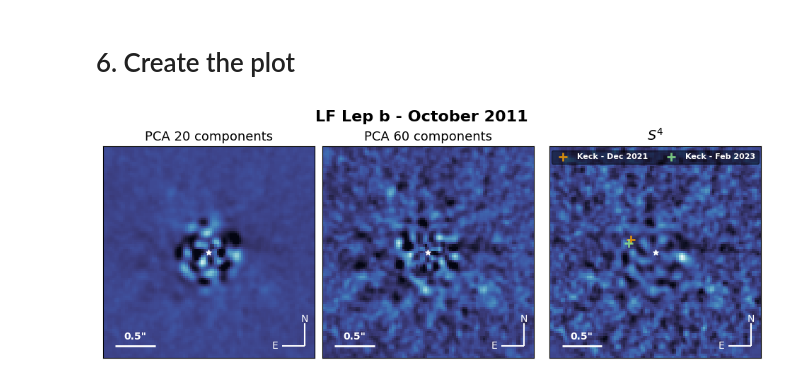
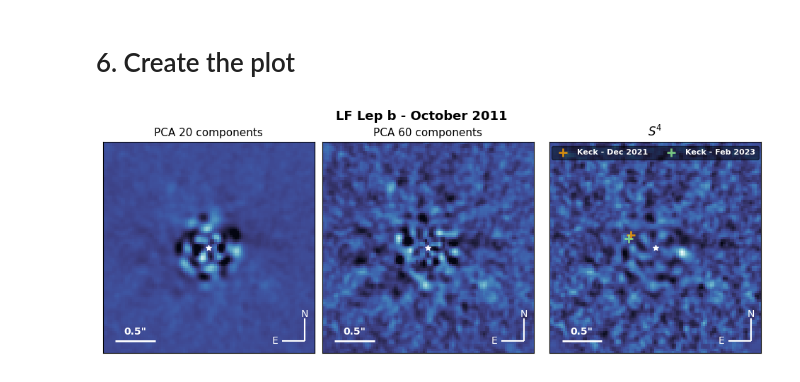
Before and after one commit to markusbonse/fours, a Jupyter notebook: notebooks/paper_plots/06_AF_Lep_S4_PCA.ipynb, the cells around one changed output. Cells and saved outputs as stored; diff of their text form; code cells hidden in the pictures.

```diff
--- a/notebooks/paper_plots/06_AF_Lep_S4_PCA.ipynb
+++ b/notebooks/paper_plots/06_AF_Lep_S4_PCA.ipynb
@@ -151,7 +151,7 @@ def plot_residual(
     axis_in.imshow(
         residual_frame[zoom:-zoom, zoom:-zoom],
         cmap=color_map,
-        vmin=median - scale*0.45, vmax=median + scale,
+        vmin=median - scale*0.5, vmax=median + scale,
         origin="lower")
 
     axis_in.set_xticks([])
@@ -211,35 +211,35 @@ ax_s4.scatter(*get_xy_position(72.0, 0.342, center),
               marker="+",
               color="lightgreen",
               alpha=0.8, lw=2,
               label="Keck - Feb 2023",
               s=80)
 
 # --------------------------------------------------------------------
 # 4.) Add the Legend
 lgd = ax_s4.legend(
     ncol=2, fontsize=8,
     loc='lower center',
     framealpha=0.5,
     facecolor=(0, 0, 0, 0),
     edgecolor=(0, 0, 0, 0),
     labelcolor='white',
     prop={'weight': 'bold',
           'size' : 8},
     bbox_to_anchor=(0.5, 0.9))
 
 # --------------------------------------------------------------------
 # 5.) Add Titles
-ax_s4.set_title("$S^4$", fontsize=14)
-ax_pca1.set_title("PCA 20 components", fontsize=13)
-ax_pca2.set_title("PCA 60 components", fontsize=13)
+ax_s4.set_title("$S^4$", fontsize=12)
+ax_pca1.set_title("PCA 20 components", fontsize=11)
+ax_pca2.set_title("PCA 60 components", fontsize=11)
 
 st = fig.suptitle(
     "LF Lep b - October 2011",
-    fontsize=16, fontweight="bold", y=0.83)
+    fontsize=13, fontweight="bold", y=0.82)
 
 # 6.) Save the figure
 plt.savefig("./final_plots/06_AF_Lep.pdf",
             bbox_extra_artists=(st,),
             bbox_inches='tight')
 # %% [output]
-[figure, old version]
+[figure, new version]
```
Also changed, not shown: 13 other files.
